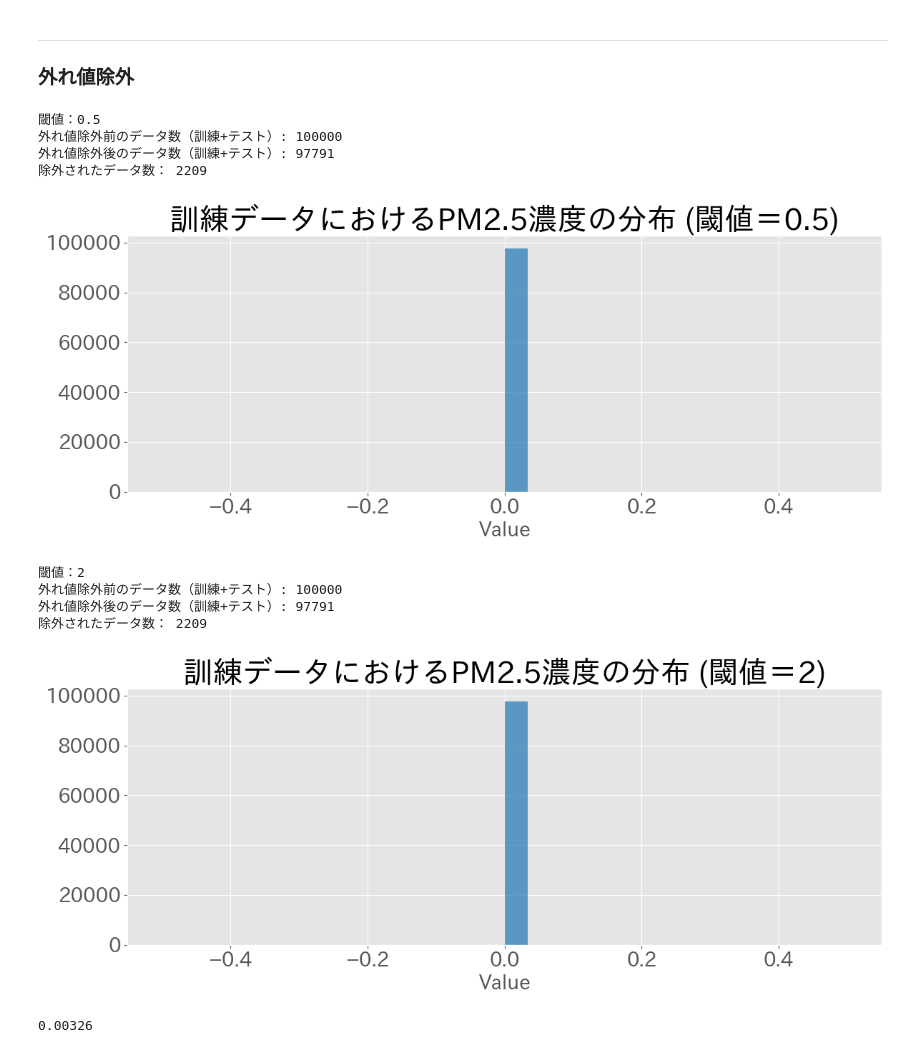
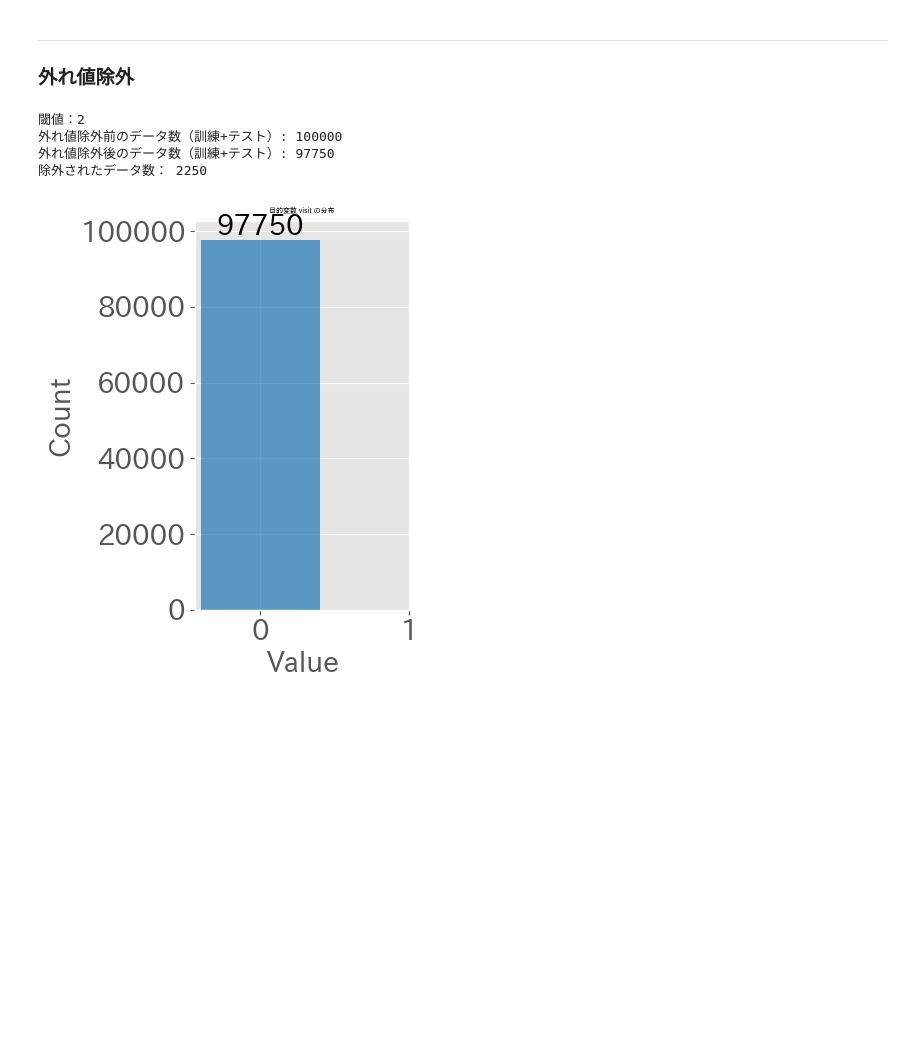
Before and after one commit to Monketu/ABtesting, a Jupyter notebook: notebook/確認用/外れ値確認用_Criteo.ipynb, the cells around one changed output. Drawn from its saved outputs; the diff is of its cells as text; code cells hidden in the pictures; blank space fills up the shorter version.

```diff
--- a/notebook/確認用/外れ値確認用_Criteo.ipynb
+++ b/notebook/確認用/外れ値確認用_Criteo.ipynb
@@ -35,7 +35,7 @@ plt.style.use("ggplot")
 TARGET = "visit"  #'conversion', 'visit'
 TRAIN_SIZE = 100000
 TEST_SIZE = 100000
-THRESHOLD_LIST = [0.5, 2]  # 外れ値除外の閾値
+THRESHOLD_LIST = [2]  # 外れ値除外の閾値
 
 RANDOM_STATE = 0  # 乱数シード
 # %% [markdown]
@@ -174,42 +207,47 @@ def remove_outliers_zscore(
 # %%
 for i in range(len(THRESHOLD_LIST)):
     df_outliers_removed = remove_outliers_zscore(
         data=df, metric=TARGET, threshold=THRESHOLD_LIST[i]
     )
     df_outliers_removed = df_outliers_removed.reset_index(drop=True)  # 行を詰める
     y = df_outliers_removed[TARGET]
     print(f"閾値：{THRESHOLD_LIST[i]}")
     print("外れ値除外前のデータ数（訓練+テスト）:", len(df_train))
     print("外れ値除外後のデータ数（訓練+テスト）:", len(df_outliers_removed))
     print("除外されたデータ数：", len(df_train) - len(df_outliers_removed))
 
-    fig, axes = plt.subplots(1, 1, figsize=(12, 5))
-    axes.hist(
-        y,
-        bins=30,
-        color="#1f77b4",
-        alpha=0.7,
-    )
-    axes.set_title(
-        f"訓練データにおけるPM2.5濃度の分布 (閾値＝{THRESHOLD_LIST[i]})", fontsize=30
-    )
-    axes.set_xlabel("Value", fontsize=20)
-    axes.tick_params(axis="both", labelsize=20)
+    counts = y.value_counts()
+    labels = counts.index  # [0, 1]
+    values = counts.values  # [count_0, count_1]
+
+    # プロット
+    fig, ax = plt.subplots(figsize=(4, 5))
+    bars = ax.bar(labels, values, color=["#1f77b4", "#ff7f0e"], alpha=0.7)
+
+    # 各バーの上に数値を表示
+    for bar, value in zip(bars, values):
+        ax.text(
+            bar.get_x() + bar.get_width() / 2,  # バーの中央
+            bar.get_height(),  # バーの高さ
+            f"{value}",  # 表示する数値
+            ha="center",
+            va="bottom",
+            fontsize=20,
+        )
+
+    # ラベルとタイトルを設定
+    ax.set_title(f"目的変数 {TARGET} の分布", fontsize=5)
+    ax.set_xlabel("Value", fontsize=20)
+    ax.set_ylabel("Count", fontsize=20)
+    ax.set_xticks([0, 1])  # 横軸の位置を0と1に設定
+    ax.set_xticklabels(["0", "1"], fontsize=20)  # ラベルを明示的に指定
+    ax.tick_params(axis="both", labelsize=20)
 
     plt.tight_layout()
     plt.show()
 # %% [output]
-閾値：0.5
+閾値：2
 外れ値除外前のデータ数（訓練+テスト）: 100000
-外れ値除外後のデータ数（訓練+テスト）: 97791
-除外されたデータ数： 2209
+外れ値除外後のデータ数（訓練+テスト）: 97750
+除外されたデータ数： 2250
-[figure, old version]
+[figure, new version]
-閾値：2
-外れ値除外前のデータ数（訓練+テスト）: 100000
-外れ値除外後のデータ数（訓練+テスト）: 97791
-除外されたデータ数： 2209
-[figure, removed]
-# %%
-326 / 100000
-# %% [output]
-0.00326
```
Also changed, not shown: parts of 3 cells of this notebook, 3 other files.
